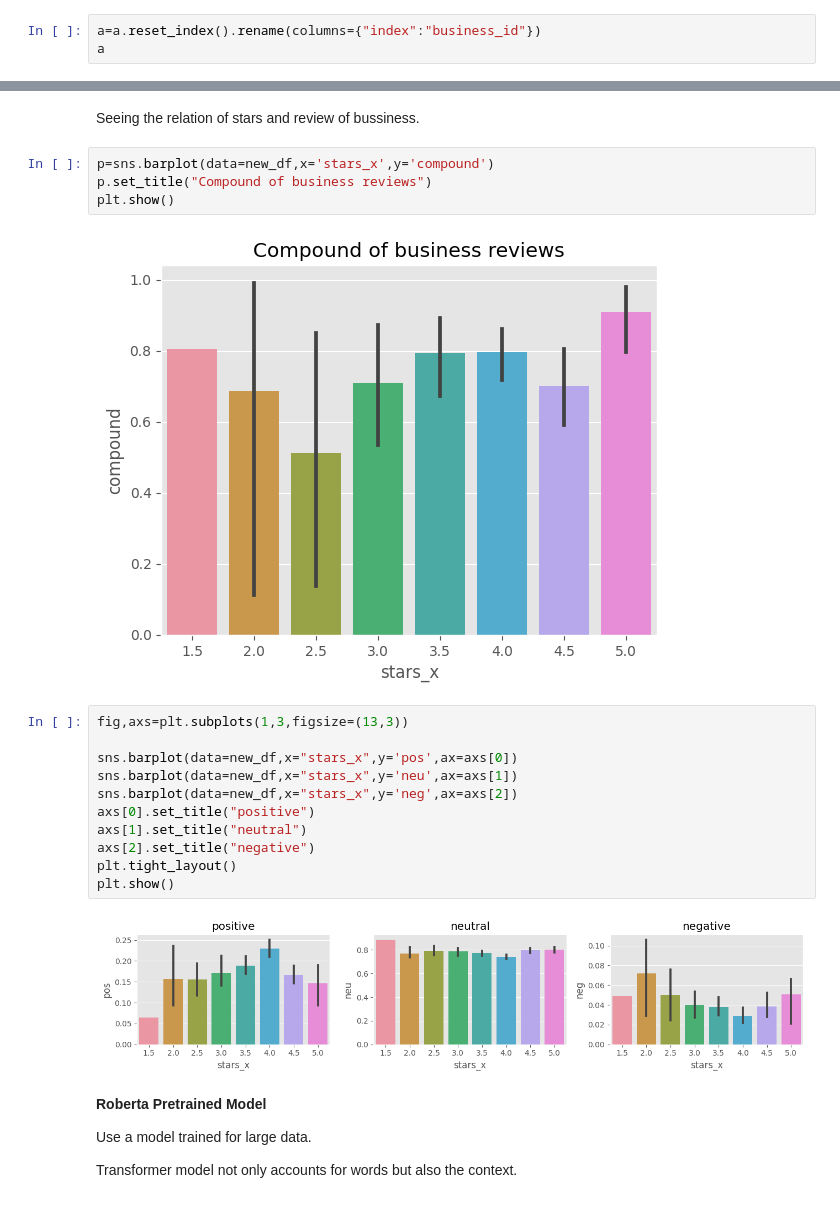
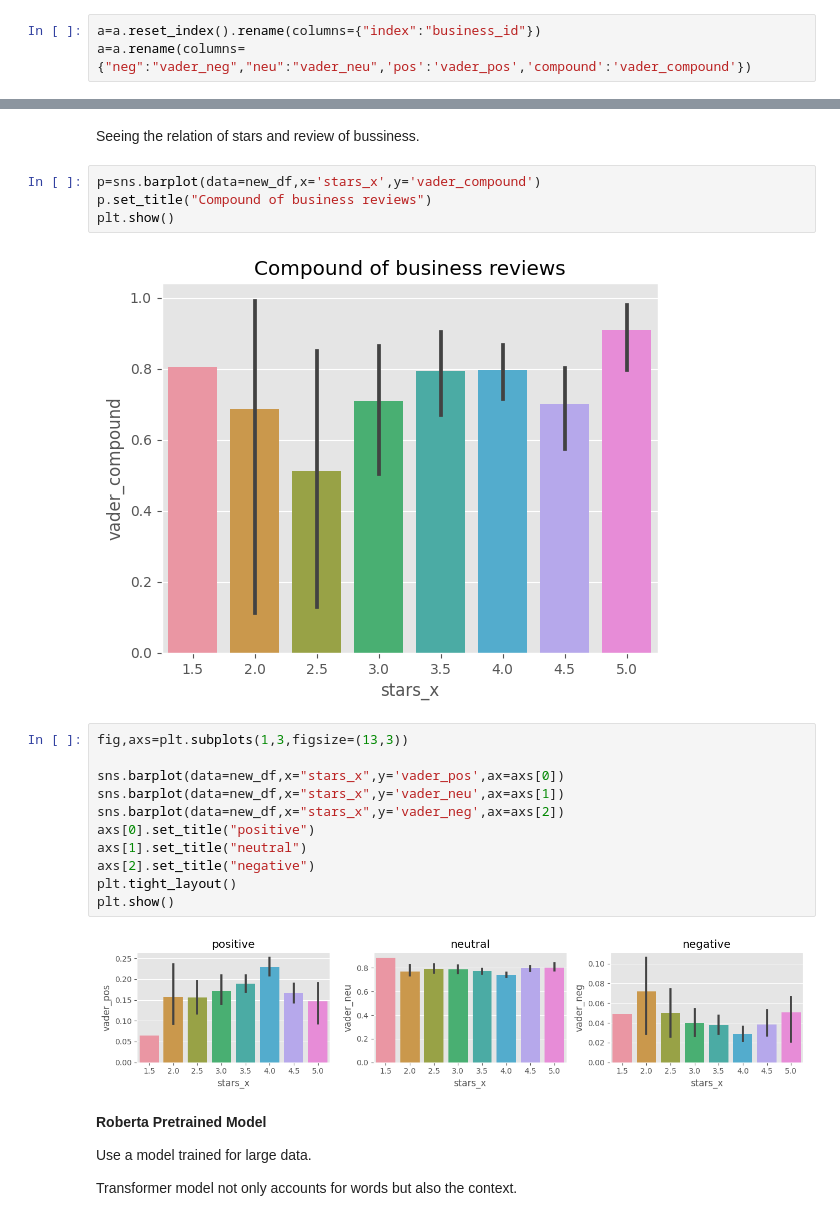
Before and after one commit to apexapaudel484/Event-recommendation, a Jupyter notebook: sentiment-analysis.ipynb, the cells around one changed output, grey strips where cells are left out. Cells and saved outputs as stored; diff of their text form.

```diff
--- a/sentiment-analysis.ipynb
+++ b/sentiment-analysis.ipynb
@@ -287,4 +287,4 @@ a
 185 rows × 4 columns
 # %%
 a=a.reset_index().rename(columns={"index":"business_id"})
-a
+a=a.rename(columns={"neg":"vader_neg","neu":"vader_neu",'pos':'vader_pos','compound':'vader_compound'})
@@ -315,24 +301,24 @@ new_df.head()
 # %% [markdown]
 Seeing the relation of stars and review of bussiness.
 # %%
-p=sns.barplot(data=new_df,x='stars_x',y='compound')
+p=sns.barplot(data=new_df,x='stars_x',y='vader_compound')
 p.set_title("Compound of business reviews")
 plt.show()
 # %% [output]
-[figure, old version]
+[figure, new version]
 # %%
 fig,axs=plt.subplots(1,3,figsize=(13,3))
 
-sns.barplot(data=new_df,x="stars_x",y='pos',ax=axs[0])
-sns.barplot(data=new_df,x="stars_x",y='neu',ax=axs[1])
-sns.barplot(data=new_df,x="stars_x",y='neg',ax=axs[2])
+sns.barplot(data=new_df,x="stars_x",y='vader_pos',ax=axs[0])
+sns.barplot(data=new_df,x="stars_x",y='vader_neu',ax=axs[1])
+sns.barplot(data=new_df,x="stars_x",y='vader_neg',ax=axs[2])
 axs[0].set_title("positive")
 axs[1].set_title("neutral")
 axs[2].set_title("negative")
 plt.tight_layout()
 plt.show()
 # %% [output]
-[figure, old version]
+[figure, new version]
 # %% [markdown]
 **Roberta Pretrained Model**
 
```
Also changed, not shown: parts of 19 cells of this notebook.
